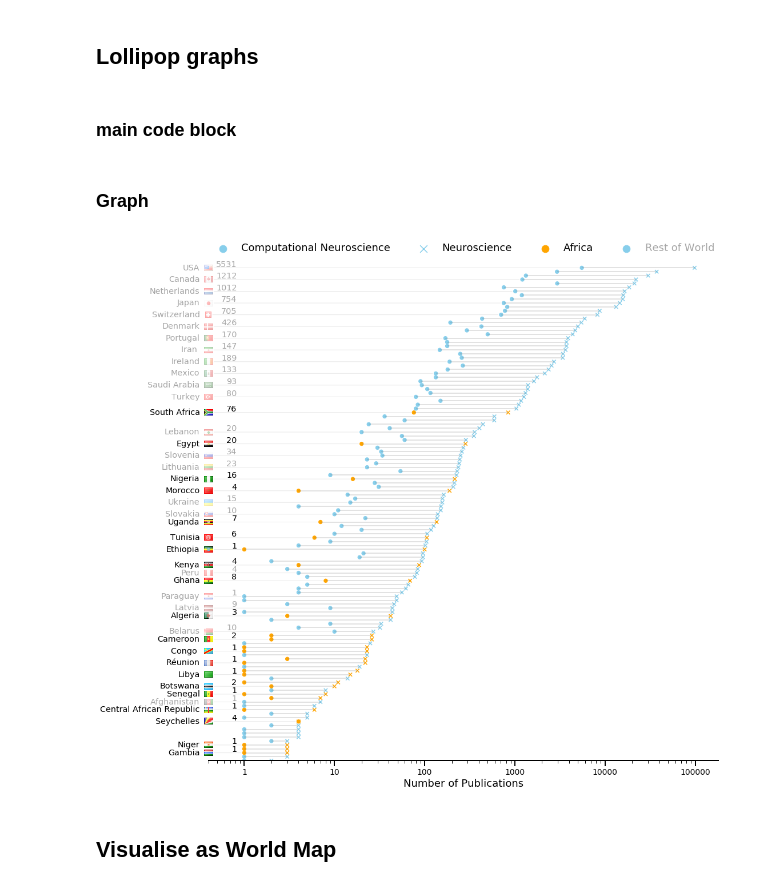
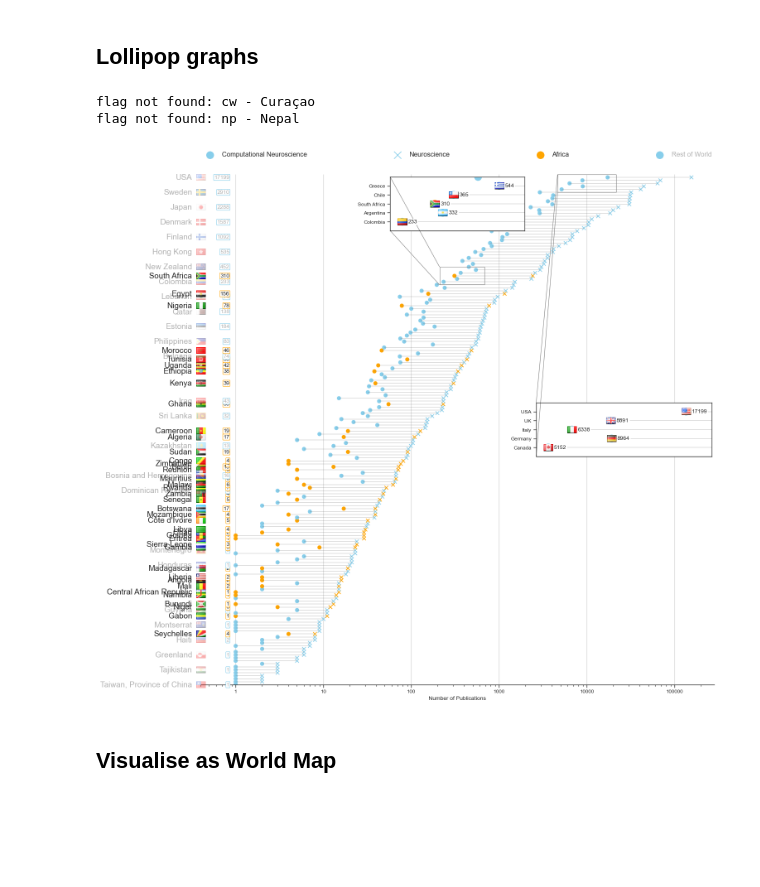
Before and after one commit to ChrisCurrin/comp_neuro_count_countries, a Jupyter notebook: comp_neuro_viz.ipynb, the cells around one changed output. Saved outputs shown, nothing was run; the diff lists cells and outputs as text; code cells hidden in the pictures; blank space fills up the shorter version.

```diff
--- a/comp_neuro_viz.ipynb
+++ b/comp_neuro_viz.ipynb
@@ -150,24 +113,32 @@ country_codes
 # %% [markdown]
 ## Function to get number of results from PubMed for a given search term
 # %%
+import time
+from typing import Optional
+
+from tqdm import tqdm
+
 base_url = "https://eutils.ncbi.nlm.nih.gov/entrez/eutils/esearch.fcgi?db=pubmed&term="
-def get_number_results_from_pubmed(base_search_term, country_name=None, _num_tries=0):
+
+def get_number_results_from_pubmed(base_search_term, country_name=None, pbar: Optional[tqdm]=None, max_tries=10, _num_tries=0):
     try:
         if country_name is None:
             result = requests.get(f'{base_url}{base_search_term}')
         else:
             result = requests.get(f'{base_url}{base_search_term}+AND+("{country_name}"[ad]')
     except Exception as e:
-        import time
-        print(_num_tries, end=' ')
-        if _num_tries>10:
+        if _num_tries>=max_tries:
             raise
         else:
+            if pbar is None:
+                print(_num_tries, end=' ')
+            else:
+                pbar.set_description(f"{pbar.desc}! retrying ({_num_tries+1}/{max_tries})")
             time.sleep(1) # pause for 1 sec
             return get_number_results_from_pubmed(base_search_term,
                                                   country_name=country_name,
                                                   _num_tries=_num_tries+1)
-    assert result.status_code == 200, print(r)
+    assert result.status_code == 200, print(result.status_code, result.text)
     return int(result.xml.xpath("//eSearchResult//Count", first=True).text)
 # test it works
 r = get_number_results_from_pubmed(all_comp_search_term,"South Africa")
@@ -204,6 +183,8 @@ reading from file
 # %% [markdown]
 ## Some cleaning
 # %%
+# Nambia code is na, which is a pandas keyword, so rename
+df = df.rename(index={np.nan:'NA'})
 # sort by country code
 df = df.sort_index()
 # drop zeros
@@ -343,2 +306,0 @@ def apply_alpha(arr_img,alpha=1.):
-# %% [markdown]
-### main code block
@@ -630,37 +307,44 @@ def plot_lollipop(ordered_df,figsize=(10,10),log=True,hlines=False,
-# %% [markdown]
-### Graph
 # %%
-%matplotlib notebook
+%matplotlib inline
+plt.style.use("default")
+sns.set_theme(context="paper", style="ticks")
+
+from lollipop import plot_lollipop
+
 df = df.sort_values(by=['count_neuro','count_cn'])
-temp = df[df['count_neuro']>0]
-initial = list(np.where(df['region']=='Africa')[0])
-start, stop = 0,temp.index.size
-step=3
-labels = list(set(list(range(start, stop, step))+initial))
 
 # make it neater by removing some countries
 # (by default all African countries and every 3rd of the others are shown)
-remove=['Chile','Colombia','Macao','Mongolia','Philippines','Bosnia and Herzegovina','Sri Lanka',
-        'Benin','Armenia','Mauritius','Congo', 'Mali','Monaco','Sudan','Moldova ','Liechtenstein','Montenegro','Liberia',
-        'Viet Nam','Malawi','Fiji','Guadeloupe','Gibraltar', 'El Salvador']
+step = 5
+initial = list(np.where(df['region']=='Africa')[0])
+start, stop = 0, df.index.size
+labels = list(set(list(range(start, stop, step))+initial))
+remove=[]
 tmp_df = df.copy()
 tmp_df['i'] = range(len(df))
 tmp_df = tmp_df.iloc[labels]
 tmp_df = tmp_df[~tmp_df['name'].isin(remove)]
 labels = tmp_df['i'].values
 
-plot_lollipop(temp,
-              figsize=(16,16),
-              hlines=True,
-              num_in_zoom=5,
-              indices=[],
-              labels=labels,
-              bold_labels=initial)
-plt.savefig("graph.svg", dpi='figure', transparent=True,
-        orientation='portrait', papertype='A4', format=None,
-        bbox_inches='tight', pad_inches=0.1, frameon=False)
+sa_index = np.where(df.index=="ZA")[0][0]
+
+plot_lollipop(df[df['count_neuro']>0],
+                figsize=(16,16),
+                hlines=True,
+                num_in_zoom=5,
+                indices=[sa_index, 0],
+                labels=labels,
+                bold_labels=initial)
+for fmt in ["svg", "jpg"]:
+        plt.savefig(f"graph.{fmt}", dpi='figure', transparent=False,
+                orientation='portrait',
+                format=None,
+                bbox_inches='tight', pad_inches=0.1,
+                )
 plt.show()
 # %% [output]
+flag not found: cw - Curaçao
+flag not found: np - Nepal
-[figure, old version]
+[figure, new version]
 # %% [markdown]
 ## Visualise as World Map
```
Also changed, not shown: parts of 21 cells of this notebook, 7 other files.
